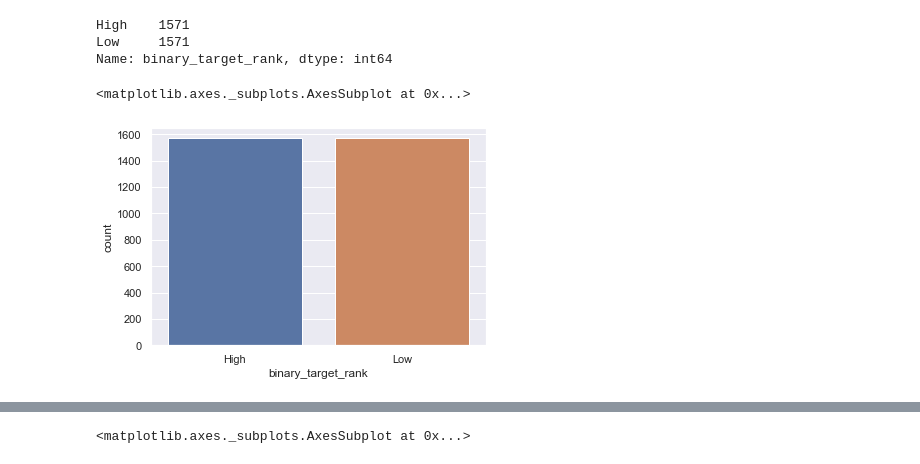
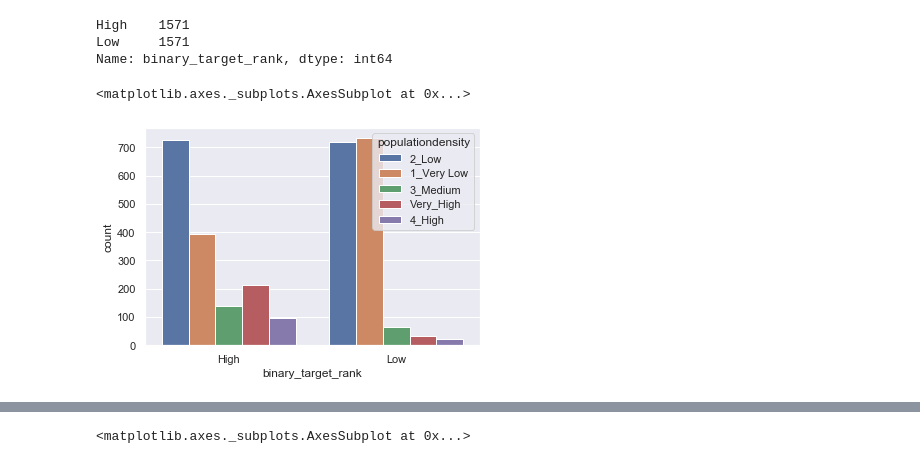
Before and after one commit to billyean/Machine_learning, a Jupyter notebook: mlsci/ist340/clean_training_data.ipynb, the cells around one changed output, grey strips where cells are left out. Cells and saved outputs as stored; diff of their text form; code cells hidden in the pictures.

```diff
--- a/mlsci/ist340/clean_training_data.ipynb
+++ b/mlsci/ist340/clean_training_data.ipynb
@@ -239,7 +239,7 @@ Name: binary_target_rank, dtype: int64
 # %%
 import seaborn as sns
 sns.set(style="darkgrid")
-sns.countplot(x="binary_target_rank", data=result)
+sns.countplot(x="binary_target_rank", hue='populationdensity', data=result)
 # %% [output]
 <matplotlib.axes._subplots.AxesSubplot at 0x...>
-[figure, old version]
+[figure, new version]
```
Also changed, not shown: parts of 1 cell of this notebook.
